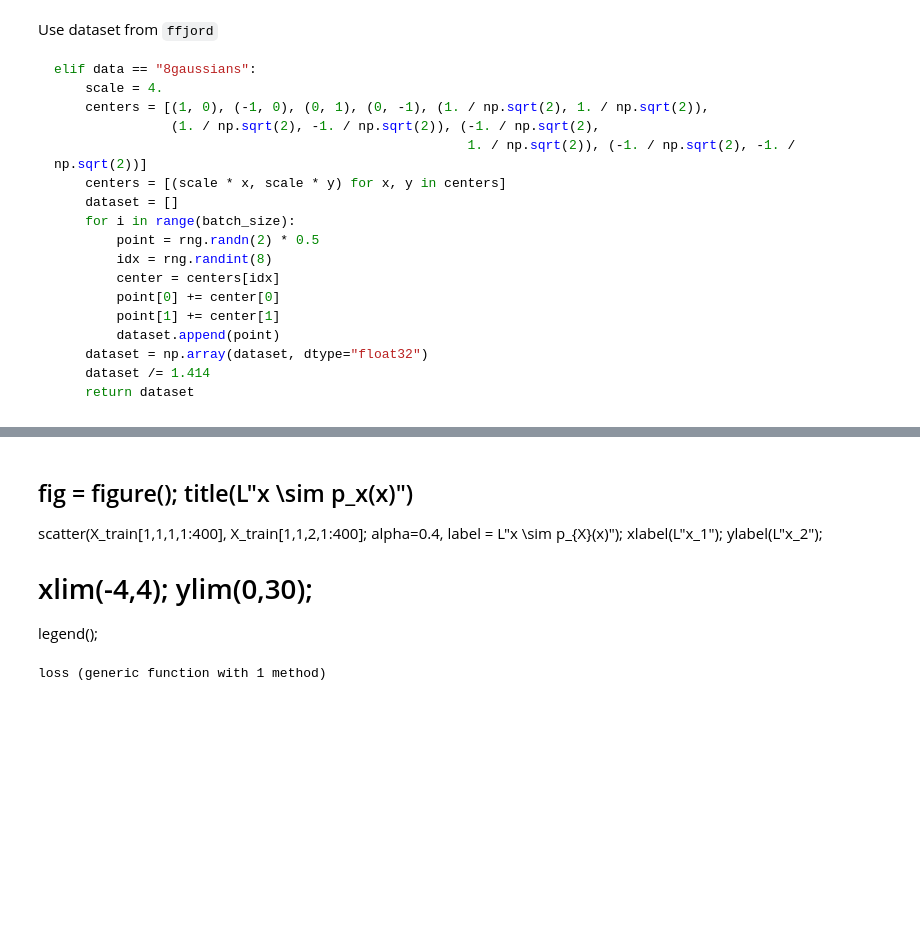
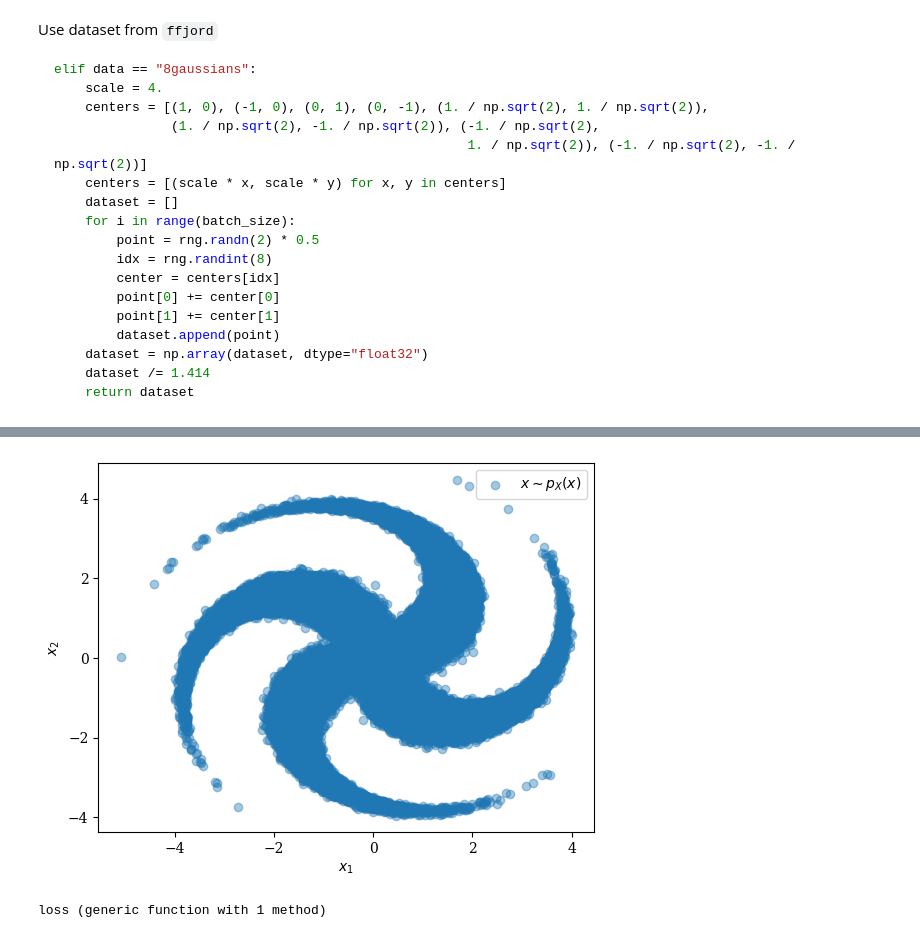
Before and after one commit to Yunlin-Zeng/SLIMTutorials, a Jupyter notebook: 07_normalizing_flow_training.ipynb, the cells around one changed output, grey strips where cells are left out. Cells and saved outputs as stored; diff of their text form; code cells hidden in the pictures; blank space fills up the shorter version.

```diff
--- a/07_normalizing_flow_training.ipynb
+++ b/07_normalizing_flow_training.ipynb
@@ -147,9 +305,12 @@ Array{Float32, 3}
-# %% [markdown]
-## fig = figure(); title(L"x \sim p_x(x)")
-scatter(X_train[1,1,1,1:400], X_train[1,1,2,1:400]; alpha=0.4, label = L"x \sim p_{X}(x)");
-xlabel(L"x_1"); ylabel(L"x_2");
-# xlim(-4,4); ylim(0,30);
-legend();
+# %%
+## fig = figure(); title(L"x \sim p_x(x)")
+# scatter(X_train[1,1,1,1:400], X_train[1,1,2,1:400]; alpha=0.4, label = L"x \sim p_{X}(x)");
+scatter(X_train[1,1,1,:], X_train[1,1,2,:]; alpha=0.4, label = L"x \sim p_{X}(x)");
+xlabel(L"x_1"); ylabel(L"x_2");
+# xlim(-4,4); ylim(0,30);
+legend();
+# %% [output]
+[figure, added]
 # %%
 # function loss(G, X)
 #     batch_size = size(X)[end]
```
Also changed, not shown: parts of 10 cells of this notebook, 10 other files.
